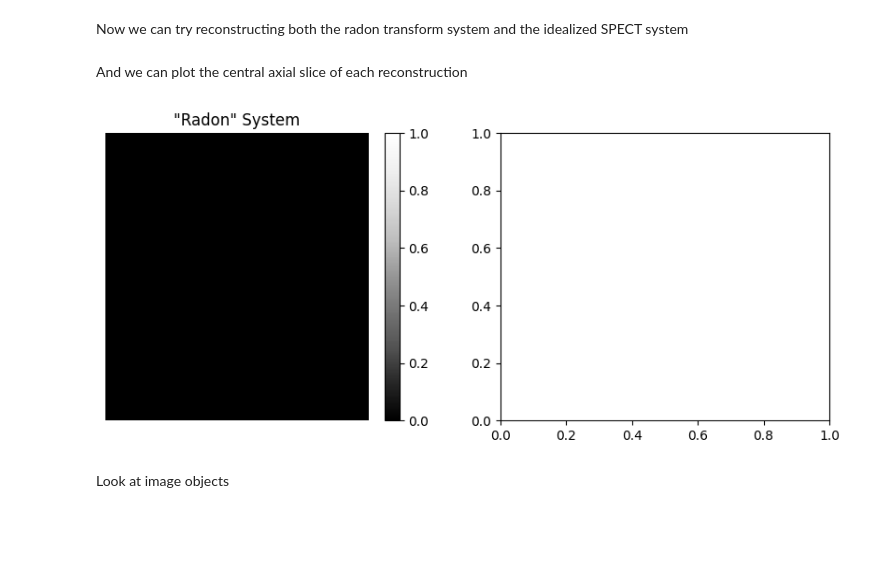
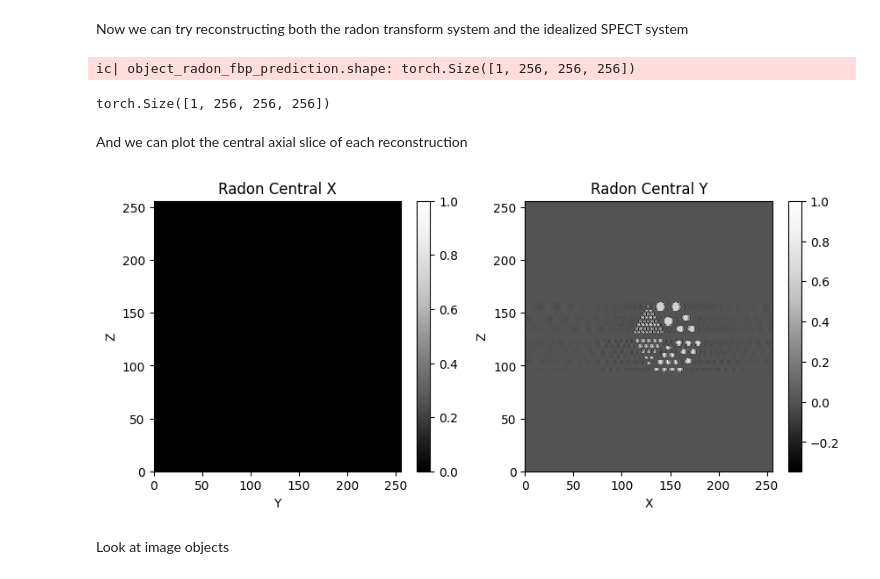
Before and after one commit to BillWorstell/derenzo_phantom, a Jupyter notebook: iDerenzoPytomography_1.ipynb, the cells around one changed output. Cells and saved outputs as stored; diff of their text form; code cells hidden in the pictures; blank space fills up the shorter version.

```diff
--- a/iDerenzoPytomography_1.ipynb
+++ b/iDerenzoPytomography_1.ipynb
@@ -290,8 +290,8 @@ ic| myMask.sum(): 114145.0
 make meshgrid from volume and spacing
 # %%
 #volume, spacing = load_example_ct()
-volume=np.zeros([256,256,128])
-spacing=[0.703125, 0.703125, 2.5]
+volume=np.zeros([256,256,256])
+spacing=[1.0, 1.0, 1.0]
 bx, by, bz = torch.tensor(volume.shape) * torch.tensor(spacing) / 2
 ic(bx, by, bz)
 ic(volume.shape)
@@ -304,9 +304,9 @@ ic| spacing: [0.703125, 0.703125, 2.5]
 # %% [markdown]
 Get lab frame coordinates for voxels in volume
 # %%
-xlinspace=np.linspace(-256*spacing[0], 256*spacing[0], 512)
-ylinspace=np.linspace(-256*spacing[1], 256*spacing[1], 512)
-zlinspace=np.linspace(-48*spacing[2], 48*spacing[2], 96)
+xlinspace=np.linspace(-128*spacing[0], 128*spacing[0], 256)
+ylinspace=np.linspace(-128*spacing[1], 128*spacing[1], 256)
+zlinspace=np.linspace(-128*spacing[2], 128*spacing[2], 256)
 xgrid,ygrid,zgrid = np.meshgrid(xlinspace, ylinspace,zlinspace)
 xgrid=xgrid.flatten()
 ygrid=ygrid.flatten()
@@ -1069,27 +1041,35 @@ def filtered_back_projection(proj):
 Now we can try reconstructing both the radon transform system and the idealized SPECT system
 # %%
 object_radon_fbp_prediction = filtered_back_projection(proj_radon)
+ic(object_radon_fbp_prediction.shape)
 #object_SPECT_fbp_prediction = filtered_back_projection(proj_SPECT)
+# %% [output]
+ic| object_radon_fbp_prediction.shape: torch.Size([1, 256, 256, 256])
+torch.Size([1, 256, 256, 256])
 # %% [markdown]
 And we can plot the central axial slice of each reconstruction
 # %%
-central_slice_radon = np.squeeze(object_radon_fbp_prediction.cpu()[0][:,:,48])
-#central_slice_SPECT = np.squeeze(object_SPECT_fbp_prediction.cpu()[0][:,:,48])
+central_Xslice_radon = np.squeeze(object_radon_fbp_prediction.cpu()[0][:,:,128])
+central_Yslice_radon = np.squeeze(object_radon_fbp_prediction.cpu()[0][:,128,:])
+central_Zslice_radon = np.squeeze(object_radon_fbp_prediction.cpu()[0][128,:,:])
+#central_slice_SPECT = np.squeeze(object_SPECT_fbp_prediction.cpu()[0][128,:,:])
 
 plt.subplots(1,2,figsize=(10,4))
 plt.subplot(121)
-plt.pcolormesh(central_slice_radon, cmap='Greys_r', vmax=1)
-plt.axis('off')
-plt.title('"Radon" System')
+plt.pcolormesh(central_Xslice_radon.T, cmap='Greys_r', vmax=1)
+plt.xlabel('Y')
+plt.ylabel('Z')
+plt.title('Radon Central X')
 plt.colorbar()
-#plt.subplot(122)
-#plt.pcolormesh(central_slice_SPECT, cmap='Greys_r', vmax=1)
-#plt.axis('off')
-#plt.title('SPECT System')
-#plt.colorbar()
+plt.subplot(122)
+plt.pcolormesh(central_Yslice_radon.T, cmap='Greys_r', vmax=1)
+plt.xlabel('X')
+plt.ylabel('Z')
+plt.title('Radon Central Y')
+plt.colorbar()
 plt.show()
 # %% [output]
-[figure, old version]
+[figure, new version]
 # %% [markdown]
 Look at image objects
 # %%
```
Also changed, not shown: parts of 34 cells of this notebook.
